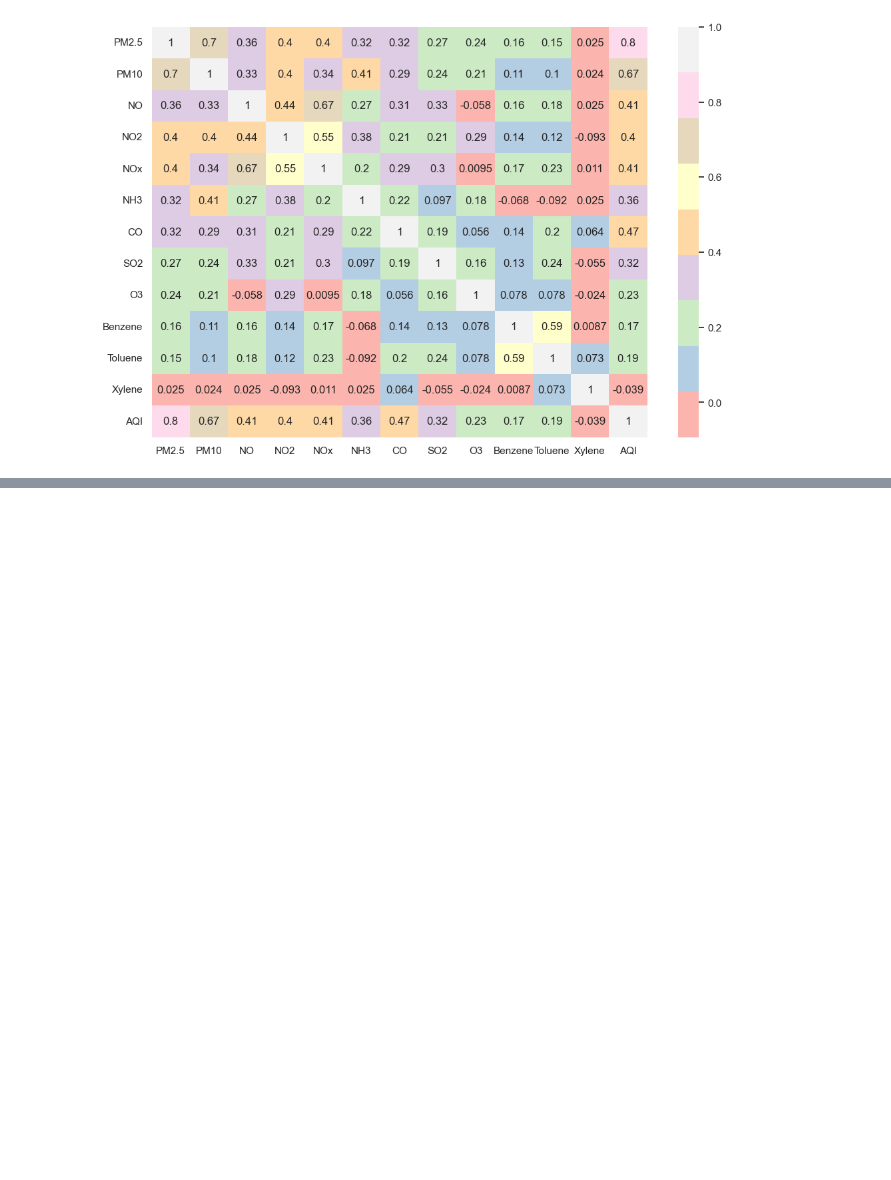
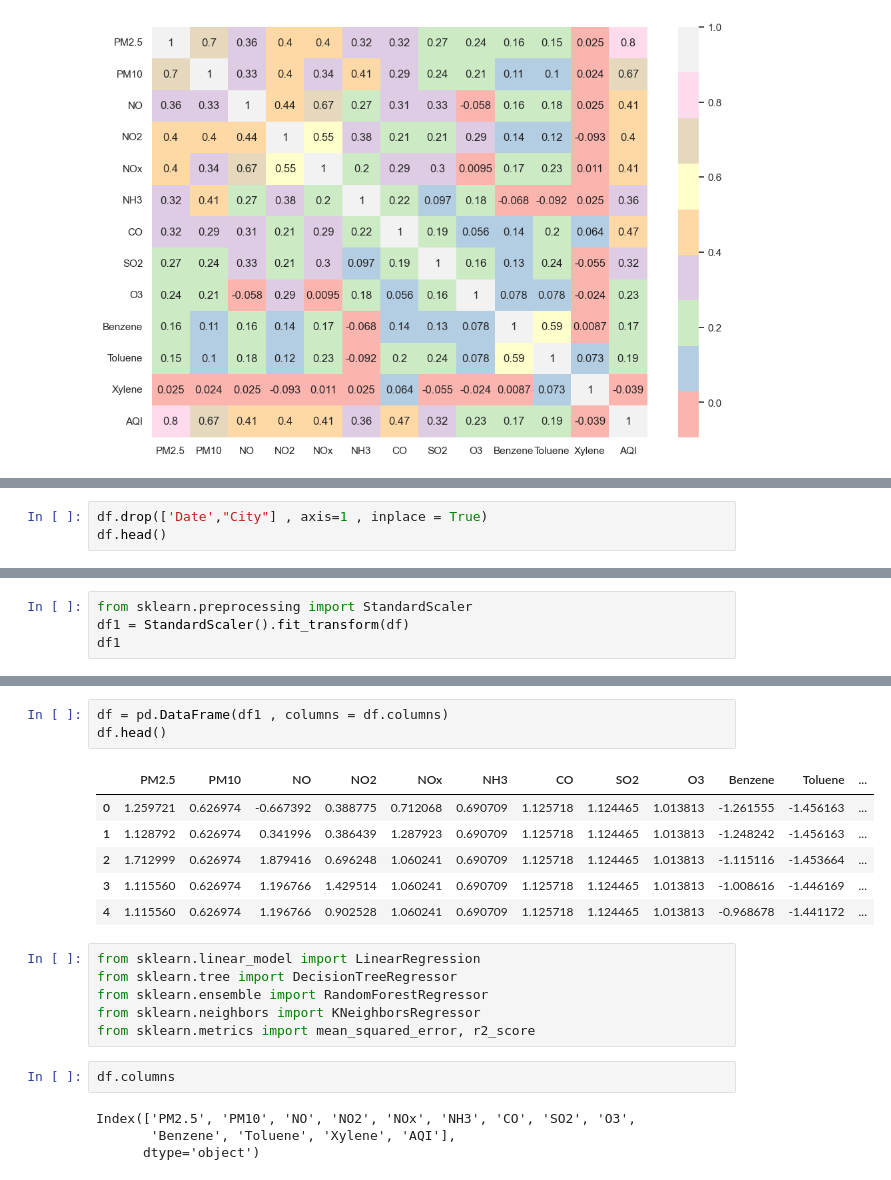
Before and after one commit to Sambhav260904/Air-Quality-Index-Prediction-Model, a Jupyter notebook: air quality index prediction model.ipynb, the cells around one changed output, grey strips where cells are left out. Saved outputs shown, nothing was run; the diff lists cells and outputs as text; blank space fills up the shorter version.

Commit message:
week-3 tasks is done
in week-3 we have done data modeling

```diff
--- a/air quality index prediction model.ipynb
+++ b/air quality index prediction model.ipynb
@@ -373,0 +376,3 @@ plt.show()
+# %%
+df.drop(['Date',"City"] , axis=1 , inplace = True)
+df.head()
@@ -373,0 +397,4 @@ plt.show()
+# %%
+from sklearn.preprocessing import StandardScaler
+df1 = StandardScaler().fit_transform(df)
+df1
@@ -373,0 +415,22 @@ plt.show()
+# %%
+df = pd.DataFrame(df1 , columns = df.columns)
+df.head()
+# %% [output]
+|  | PM2.5 | PM10 | NO | NO2 | NOx | NH3 | CO | SO2 | O3 | Benzene | Toluene | ... |
+| 0 | 1.259721 | 0.626974 | -0.667392 | 0.388775 | 0.712068 | 0.690709 | 1.125718 | 1.124465 | 1.013813 | -1.261555 | -1.456163 | ... |
+| 1 | 1.128792 | 0.626974 | 0.341996 | 0.386439 | 1.287923 | 0.690709 | 1.125718 | 1.124465 | 1.013813 | -1.248242 | -1.456163 | ... |
+| 2 | 1.712999 | 0.626974 | 1.879416 | 0.696248 | 1.060241 | 0.690709 | 1.125718 | 1.124465 | 1.013813 | -1.115116 | -1.453664 | ... |
+| 3 | 1.115560 | 0.626974 | 1.196766 | 1.429514 | 1.060241 | 0.690709 | 1.125718 | 1.124465 | 1.013813 | -1.008616 | -1.446169 | ... |
+| 4 | 1.115560 | 0.626974 | 1.196766 | 0.902528 | 1.060241 | 0.690709 | 1.125718 | 1.124465 | 1.013813 | -0.968678 | -1.441172 | ... |
+# %%
+from sklearn.linear_model import LinearRegression
+from sklearn.tree import DecisionTreeRegressor
+from sklearn.ensemble import RandomForestRegressor
+from sklearn.neighbors import KNeighborsRegressor
+from sklearn.metrics import mean_squared_error, r2_score
+# %%
+df.columns
+# %% [output]
+Index(['PM2.5', 'PM10', 'NO', 'NO2', 'NOx', 'NH3', 'CO', 'SO2', 'O3',
+       'Benzene', 'Toluene', 'Xylene', 'AQI'],
+      dtype='object')
```
Also changed, not shown: parts of 18 cells of this notebook.
